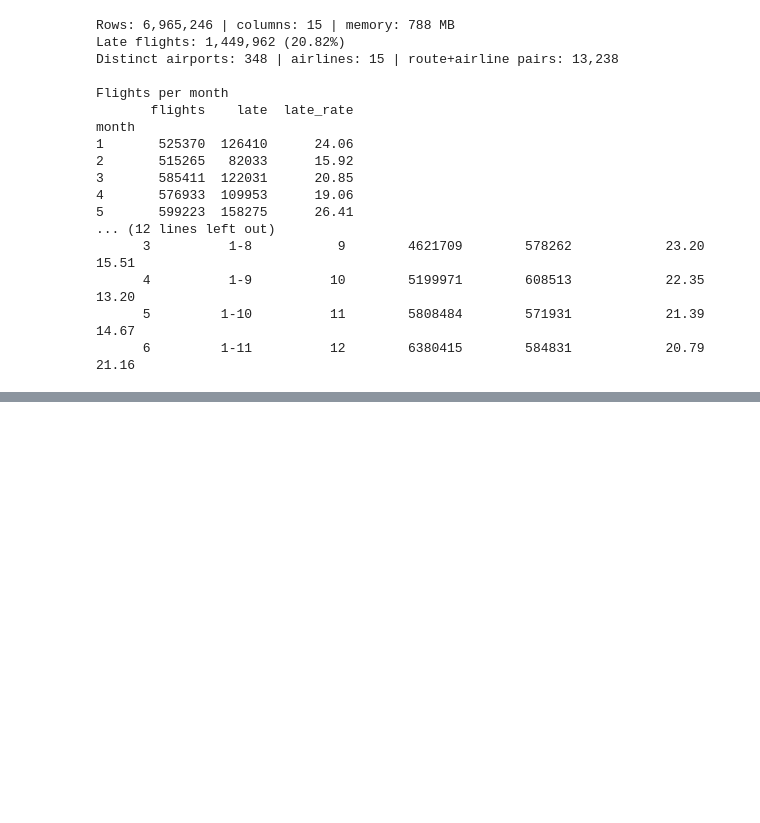
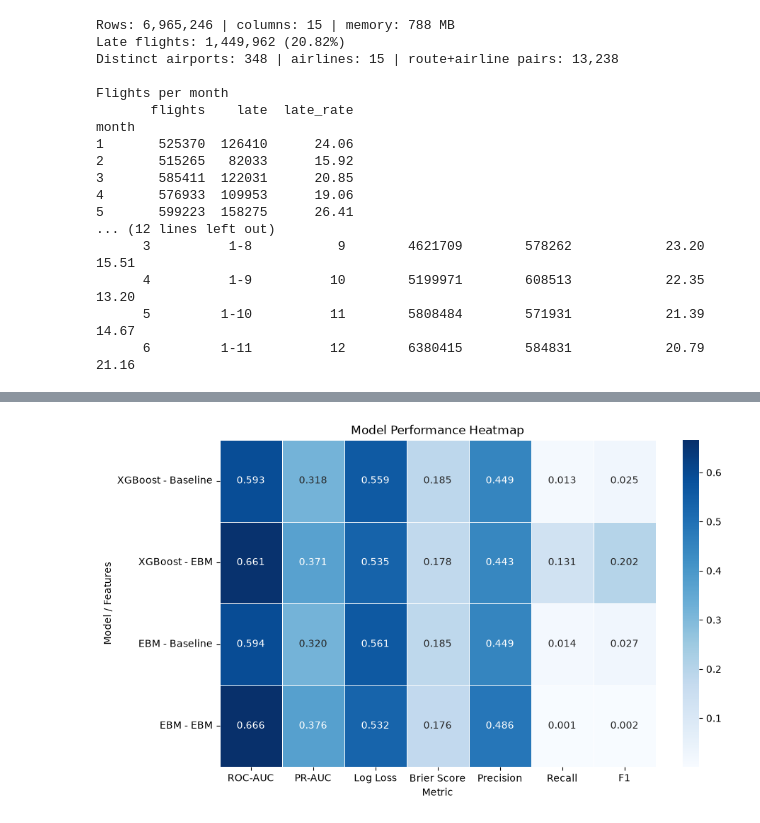
Before and after one commit to Smaash7/ComputationalToolsForDS, a Jupyter notebook: notebooks/04_predicting_delays.ipynb, the cells around one changed output, grey strips where cells are left out. Saved outputs shown, nothing was run; the diff lists cells and outputs as text; code cells hidden in the pictures; blank space fills up the shorter version.

```diff
--- a/notebooks/04_predicting_delays.ipynb
+++ b/notebooks/04_predicting_delays.ipynb
@@ -179,0 +330,26 @@ month
+# %%
+plt.figure(figsize=(14, 6))
+
+ax = sns.heatmap(
+    results_combined,
+    annot=True,
+    fmt=".3f",
+    cmap="Blues",
+    linewidths=0.5
+)
+
+ax.set_yticklabels(
+    [f"{model} - {features}" for model, features in results_combined.index],
+    rotation=0
+)
+
+plt.title("Model Performance Heatmap")
+plt.xlabel("Metric")
+plt.ylabel("Model / Features")
+
+plt.yticks(rotation=0)
+plt.subplots_adjust(left=0.35)
+
+plt.show()
+# %% [output]
+[figure, added]
```
Also changed, not shown: parts of 11 cells of this notebook, 1 other file.
